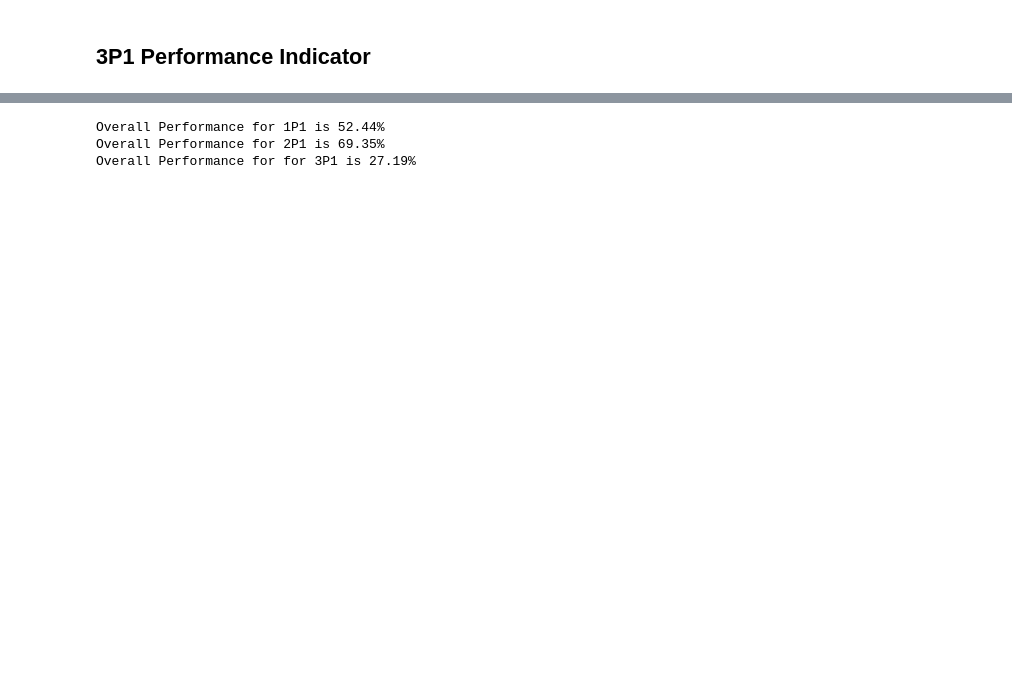
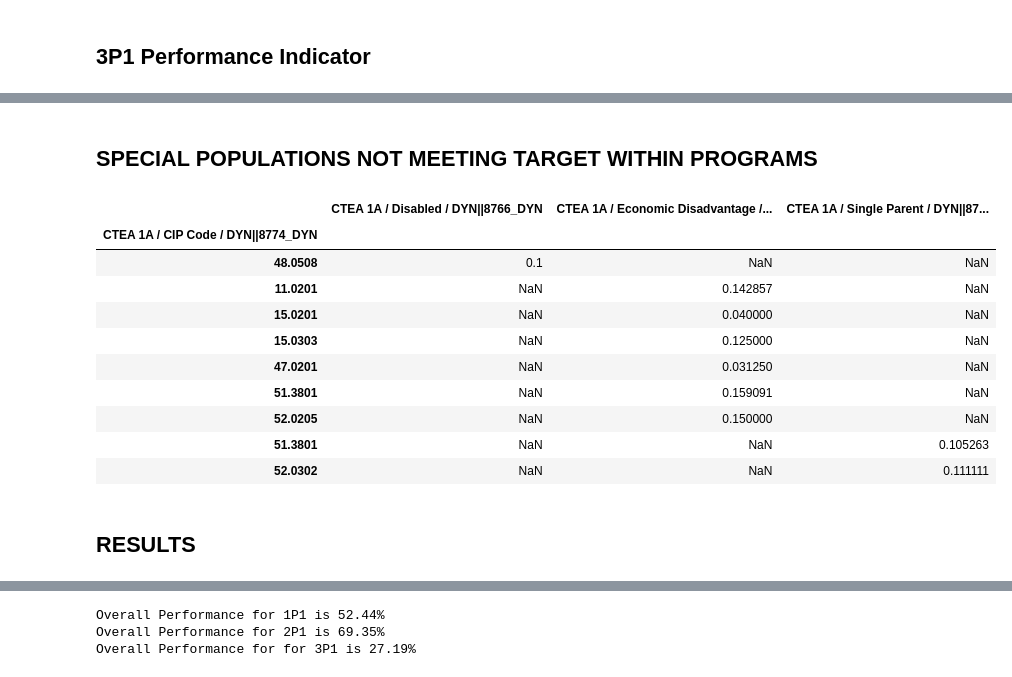
Before and after one commit to mjfikes/IR, a Jupyter notebook: PerkinsV/PerkinsV.ipynb, the cells around one changed output, grey strips where cells are left out. Drawn from its saved outputs; the diff is of its cells as text; code cells hidden in the pictures; blank space fills up the shorter version.

```diff
--- a/PerkinsV/PerkinsV.ipynb
+++ b/PerkinsV/PerkinsV.ipynb
@@ -152 +201,17 @@ num_grp_2_spop = num_2p1_spop.groupby(cip_field)[id_field].count()
 den_grp_2 = den_2p1.groupby(cip_field)[id_field].count()
+# %%
+# Calculate performance for each special population by CIP, return values below target
+rows_2p1 = []
+for i in spop_fields:
+
+    lim_num = pd.DataFrame(num_2p1[(num_2p1[i]==1)])
+    lim_den = pd.DataFrame(den_2p1[(den_2p1[i]==1)])
+
+    num = pd.DataFrame(lim_num).filter([cip_field,i]).groupby(cip_field).count()
+    dem = pd.DataFrame(lim_den).filter([cip_field,i]).groupby(cip_field).count()
+    pct = num.divide(dem)
+    underperf = pct[(pct.values<=target_2)]
+
+    rows_2p1.append(underperf.reset_index())
+
+spop_2p1 = pd.concat(rows_2p1).dropna(axis=1,how='all')
@@ -275,0 +285,16 @@ measures['CIP Code'] = measures['CIP Code'].map('{:.4f}'.format)
+# %%
+# Calculate performance for each special population by CIP, return values below target
+rows_3p1 = []
+for i in spop_fields:
+
+    lim_num = pd.DataFrame(num_3p1[(num_3p1[i]==1)])
+    lim_den = pd.DataFrame(den_3p1[(den_3p1[i]==1)])
+
+    num = pd.DataFrame(lim_num).filter([cip_field,i]).groupby(cip_field).count()
+    dem = pd.DataFrame(lim_den).filter([cip_field,i]).groupby(cip_field).count()
+    pct = num.divide(dem)
+    underperf = pct[(pct.values<=target_3)]
+
+    rows_3p1.append(underperf.reset_index())
+
+spop_3p1 = pd.concat(rows_3p1).dropna(axis=1,how='all')
@@ -275,0 +348,20 @@ measures['CIP Code'] = measures['CIP Code'].map('{:.4f}'.format)
+# %% [markdown]
+## SPECIAL POPULATIONS NOT MEETING TARGET WITHIN PROGRAMS
+# %%
+# Special Pops falling below 1P1 target, by CIP
+unmet_spop_3p1 = spop_3p1.set_index('CTEA 1A / CIP Code / DYN||8774_DYN')
+unmet_spop_3p1
+# %% [output]
+|  | CTEA 1A / Disabled / DYN||8766_DYN | CTEA 1A / Economic Disadvantage /... | CTEA 1A / Single Parent / DYN||87... |
+| CTEA 1A / CIP Code / DYN||8774_DYN |  |  |  |
+| 48.0508 | 0.1 | NaN | NaN |
+| 11.0201 | NaN | 0.142857 | NaN |
+| 15.0201 | NaN | 0.040000 | NaN |
+| 15.0303 | NaN | 0.125000 | NaN |
+| 47.0201 | NaN | 0.031250 | NaN |
+| 51.3801 | NaN | 0.159091 | NaN |
+| 52.0205 | NaN | 0.150000 | NaN |
+| 51.3801 | NaN | NaN | 0.105263 |
+| 52.0302 | NaN | NaN | 0.111111 |
+# %% [markdown]
+## RESULTS
```
Also changed, not shown: parts of 47 cells of this notebook.
